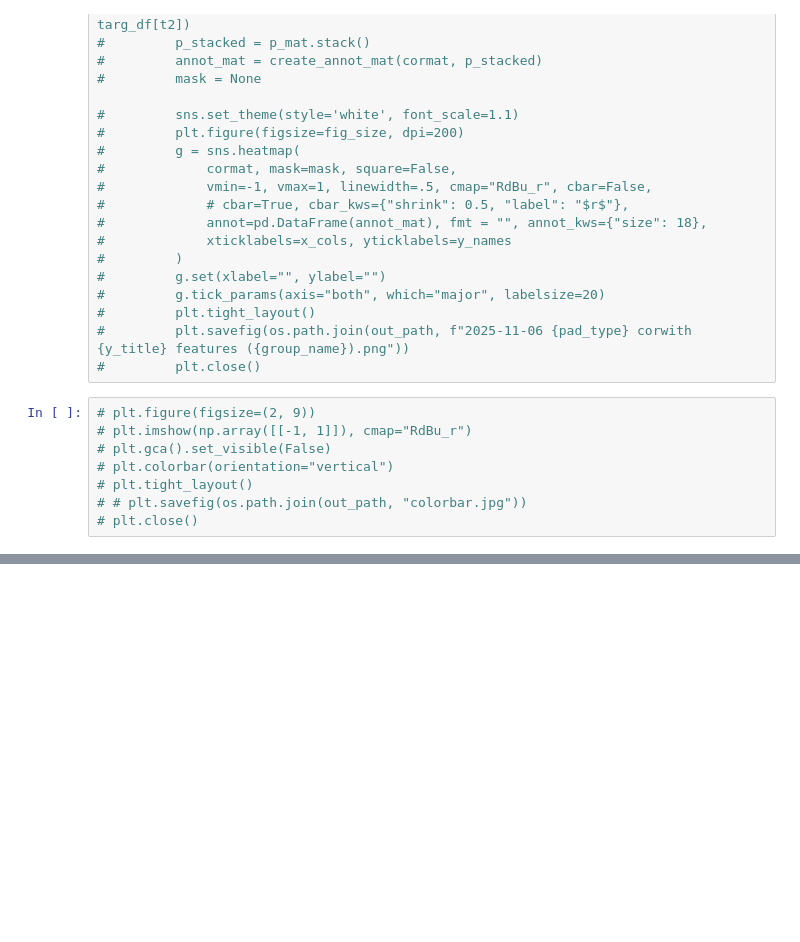
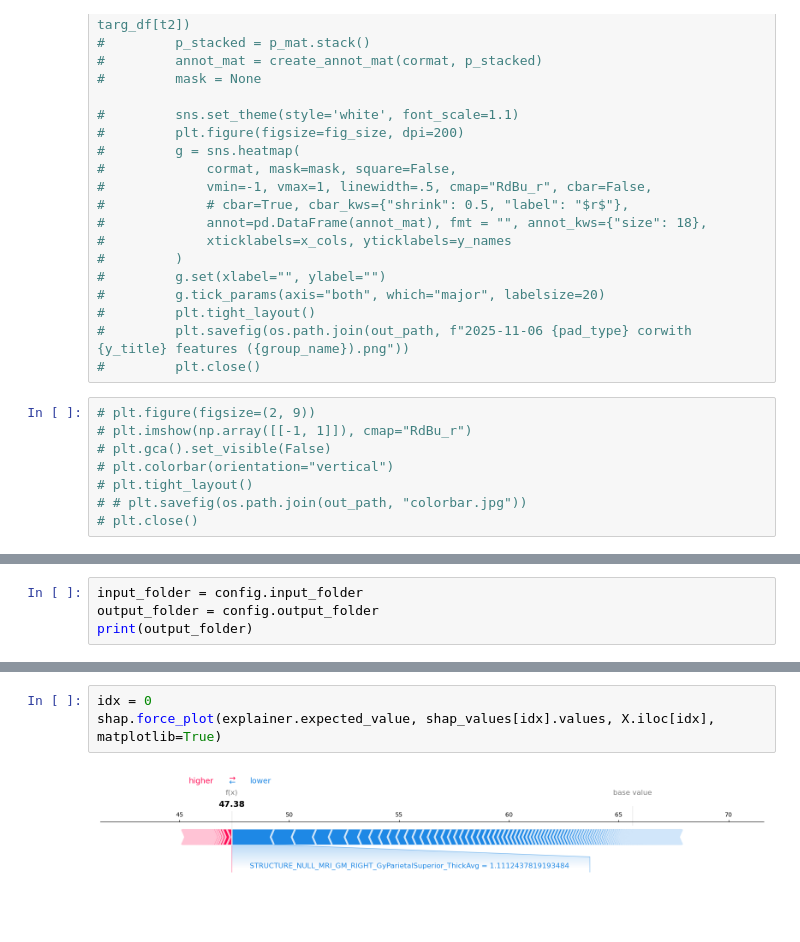
Before and after one commit to Pin-Wei/Quanta-project, a Jupyter notebook: tmp/check_and_test.ipynb, the cells around one changed output, grey strips where cells are left out. Drawn from its saved outputs; the diff is of its cells as text; blank space fills up the shorter version.

```diff
--- a/tmp/check_and_test.ipynb
+++ b/tmp/check_and_test.ipynb
@@ -728,0 +1028,4 @@ for y_title, y_names, y_cols, fig_size in zip(
+# %%
+input_folder = config.input_folder
+output_folder = config.output_folder
+print(output_folder)
@@ -728,0 +1104,5 @@ for y_title, y_names, y_cols, fig_size in zip(
+# %%
+idx = 0
+shap.force_plot(explainer.expected_value, shap_values[idx].values, X.iloc[idx], matplotlib=True)
+# %% [output]
+[figure, added]
```
Also changed, not shown: parts of 56 cells of this notebook, 2 other files.
